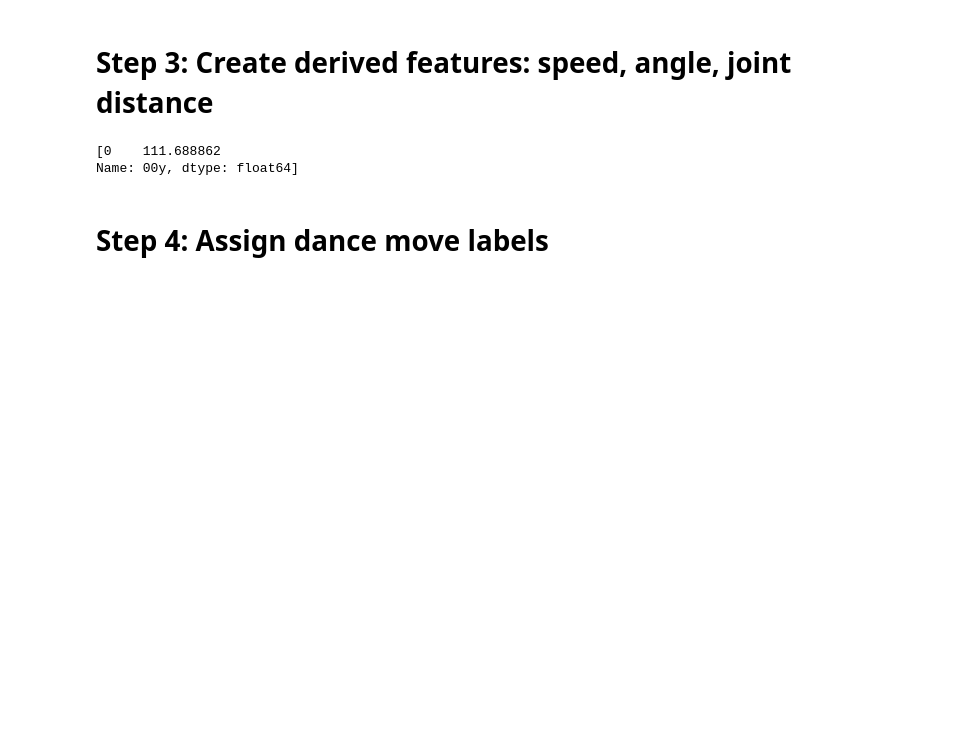
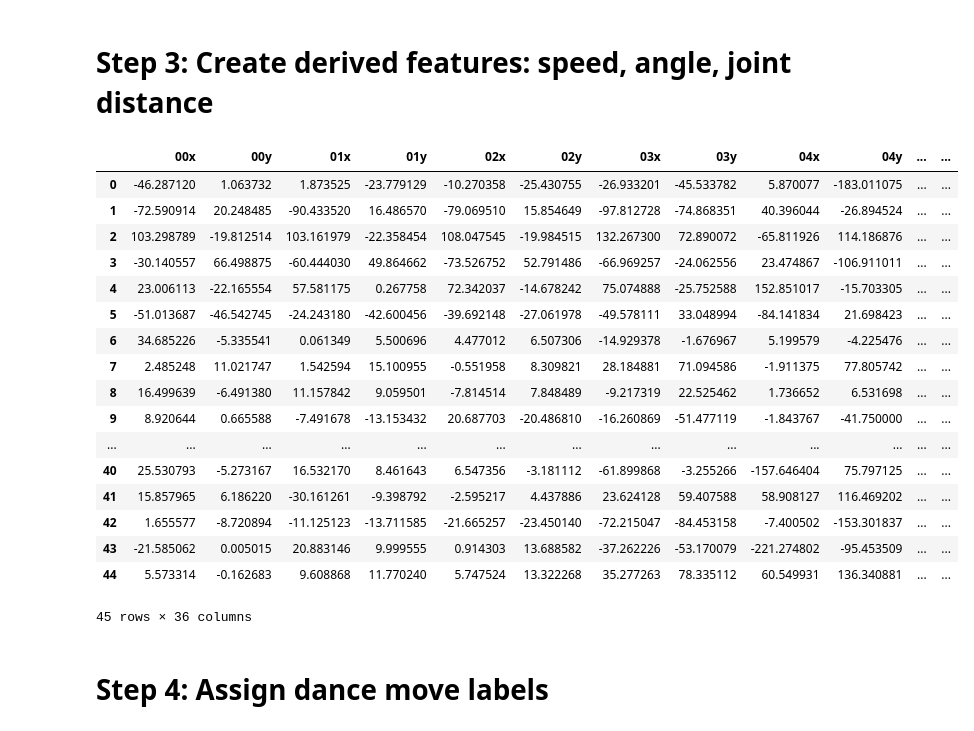
Before and after one commit to HiromiCota/CS506_TeamProject, a Jupyter notebook: Cota-Elze-Procopious.ipynb, the cells around one changed output. Saved outputs shown, nothing was run; the diff lists cells and outputs as text; code cells hidden in the pictures; blank space fills up the shorter version.

Commit message:
Trashed previous vector calculations for one that's faster and more complete.

```diff
--- a/Cota-Elze-Procopious.ipynb
+++ b/Cota-Elze-Procopious.ipynb
@@ -128,23 +128,41 @@ No incomplete rows
 # %% [markdown]
 # Step 3: Create derived features: speed, angle, joint distance
 # %%
-# Grab x,y coordinates for a joint for a pose
-def pack_coord(joint_no,pose_no, df):
-    joint_str = f"{joint_no:02d}"
-    coord = [df.iloc[[pose_no]][joint_str + "x"]]
-    coord.append(df.iloc[[pose_no]][joint_str + "y"])
-    coord.pop(0)
-    return coord
+# Calculate movement vectors for each change and export as new DataFrame
+def coords_to_vectors(df):
+    labels = df.columns
+    vects = DataFrame(columns=labels)
+    for i in range(0,len(df)-1):            # Outer loop to handle the rows
+        pose1 = df.iloc[i].values.tolist()
+        pose2 = df.iloc[i+1].values.tolist()
+        movement = []
+        for j in range(len(pose1)):
+            movement.append(pose2[j] - pose1[j])
+        vects.loc[len(df)] = movement
+        vects.reset_index(drop=True, inplace=True)
+    return vects
 
-# Calculate the movement vector for the two points
-def compute_vect(p1, p2):
-    return ([p1[0]-p2[0],p1[1]-p2[1]])
-
-sample = pack_coord(0,0,df)     # Why does the resultant list have a name and label?
-print(sample)
+vectors = coords_to_vectors(df)
+display(vectors)
 # %% [output]
+|  | 00x | 00y | 01x | 01y | 02x | 02y | 03x | 03y | 04x | 04y | ... | ... |
+| 0 | -46.287120 | 1.063732 | 1.873525 | -23.779129 | -10.270358 | -25.430755 | -26.933201 | -45.533782 | 5.870077 | -183.011075 | ... | ... |
+| 1 | -72.590914 | 20.248485 | -90.433520 | 16.486570 | -79.069510 | 15.854649 | -97.812728 | -74.868351 | 40.396044 | -26.894524 | ... | ... |
+| 2 | 103.298789 | -19.812514 | 103.161979 | -22.358454 | 108.047545 | -19.984515 | 132.267300 | 72.890072 | -65.811926 | 114.186876 | ... | ... |
+| 3 | -30.140557 | 66.498875 | -60.444030 | 49.864662 | -73.526752 | 52.791486 | -66.969257 | -24.062556 | 23.474867 | -106.911011 | ... | ... |
+| 4 | 23.006113 | -22.165554 | 57.581175 | 0.267758 | 72.342037 | -14.678242 | 75.074888 | -25.752588 | 152.851017 | -15.703305 | ... | ... |
+| 5 | -51.013687 | -46.542745 | -24.243180 | -42.600456 | -39.692148 | -27.061978 | -49.578111 | 33.048994 | -84.141834 | 21.698423 | ... | ... |
+| 6 | 34.685226 | -5.335541 | 0.061349 | 5.500696 | 4.477012 | 6.507306 | -14.929378 | -1.676967 | 5.199579 | -4.225476 | ... | ... |
+| 7 | 2.485248 | 11.021747 | 1.542594 | 15.100955 | -0.551958 | 8.309821 | 28.184881 | 71.094586 | -1.911375 | 77.805742 | ... | ... |
+| 8 | 16.499639 | -6.491380 | 11.157842 | 9.059501 | -7.814514 | 7.848489 | -9.217319 | 22.525462 | 1.736652 | 6.531698 | ... | ... |
+| 9 | 8.920644 | 0.665588 | -7.491678 | -13.153432 | 20.687703 | -20.486810 | -16.260869 | -51.477119 | -1.843767 | -41.750000 | ... | ... |
+| ... | ... | ... | ... | ... | ... | ... | ... | ... | ... | ... | ... | ... |
+| 40 | 25.530793 | -5.273167 | 16.532170 | 8.461643 | 6.547356 | -3.181112 | -61.899868 | -3.255266 | -157.646404 | 75.797125 | ... | ... |
+| 41 | 15.857965 | 6.186220 | -30.161261 | -9.398792 | -2.595217 | 4.437886 | 23.624128 | 59.407588 | 58.908127 | 116.469202 | ... | ... |
+| 42 | 1.655577 | -8.720894 | -11.125123 | -13.711585 | -21.665257 | -23.450140 | -72.215047 | -84.453158 | -7.400502 | -153.301837 | ... | ... |
+| 43 | -21.585062 | 0.005015 | 20.883146 | 9.999555 | 0.914303 | 13.688582 | -37.262226 | -53.170079 | -221.274802 | -95.453509 | ... | ... |
+| 44 | 5.573314 | -0.162683 | 9.608868 | 11.770240 | 5.747524 | 13.322268 | 35.277263 | 78.335112 | 60.549931 | 136.340881 | ... | ... |
-[0    111.688862
-Name: 00y, dtype: float64]
+45 rows × 36 columns
 # %% [markdown]
 # Step 4: Assign dance move labels
 # %% [markdown]
```
